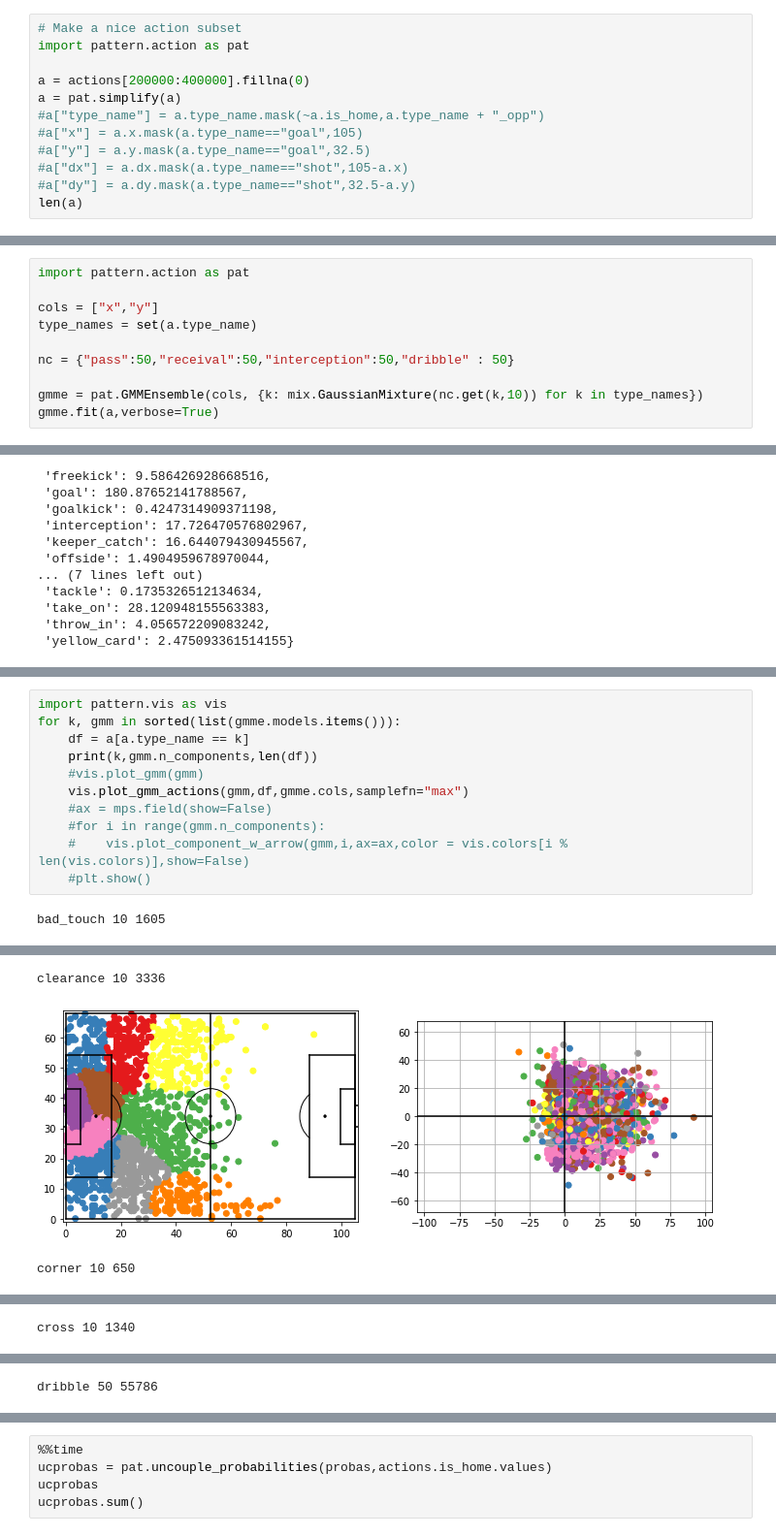
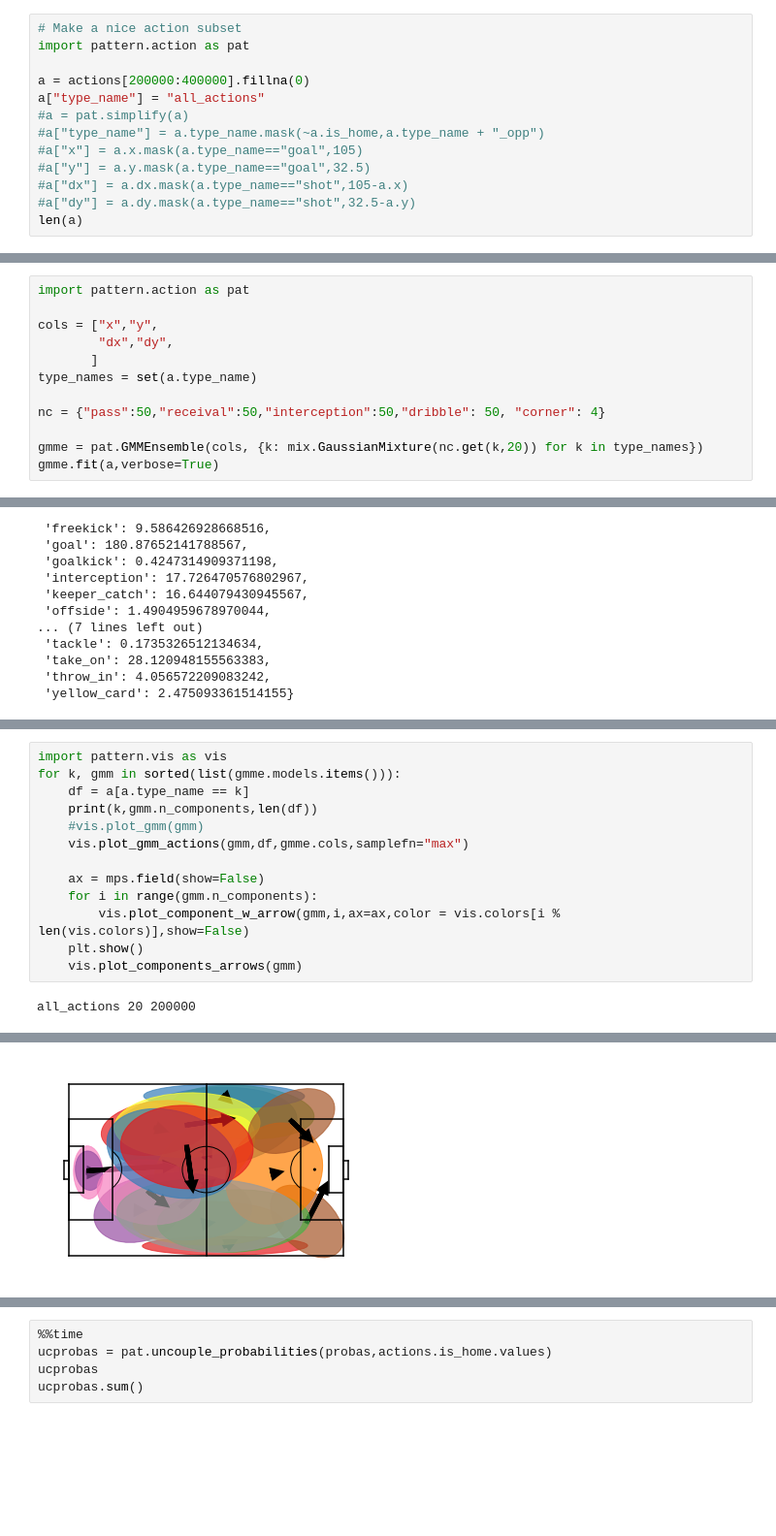
Before and after one commit to TomDecroos/atomic-spadl, a Jupyter notebook: pattern-notebooks/action-gmm-sequential.ipynb, the cells around one changed output, grey strips where cells are left out. Shown at 97% size. Saved outputs shown, nothing was run; the diff lists cells and outputs as text; blank space fills up the shorter version.

```diff
--- a/pattern-notebooks/action-gmm-sequential.ipynb
+++ b/pattern-notebooks/action-gmm-sequential.ipynb
@@ -50,7 +50,8 @@ actions = pd.concat([actions,vaep.value(actions,actions.scores,actions.concedes)
 import pattern.action as pat
 
 a = actions[200000:400000].fillna(0)
-a = pat.simplify(a)
+a["type_name"] = "all_actions"
+#a = pat.simplify(a)
 #a["type_name"] = a.type_name.mask(~a.is_home,a.type_name + "_opp")
 #a["x"] = a.x.mask(a.type_name=="goal",105)
 #a["y"] = a.y.mask(a.type_name=="goal",32.5)
@@ -62,11 +63,13 @@ len(a)
 # %%
 import pattern.action as pat
 
-cols = ["x","y"]
+cols = ["x","y",
+        "dx","dy",
+       ]
 type_names = set(a.type_name)
 
-nc = {"pass":50,"receival":50,"interception":50,"dribble" : 50}
+nc = {"pass":50,"receival":50,"interception":50,"dribble": 50, "corner": 4}
 
-gmme = pat.GMMEnsemble(cols, {k: mix.GaussianMixture(nc.get(k,10)) for k in type_names})
+gmme = pat.GMMEnsemble(cols, {k: mix.GaussianMixture(nc.get(k,20)) for k in type_names})
 gmme.fit(a,verbose=True)
 # %% [output]
@@ -129,9 +106,11 @@ for k, gmm in sorted(list(gmme.models.items())):
     print(k,gmm.n_components,len(df))
     #vis.plot_gmm(gmm)
     vis.plot_gmm_actions(gmm,df,gmme.cols,samplefn="max")
-    #ax = mps.field(show=False)
-    #for i in range(gmm.n_components):
-    #    vis.plot_component_w_arrow(gmm,i,ax=ax,color = vis.colors[i % len(vis.colors)],show=False)
-    #plt.show()
+
+    ax = mps.field(show=False)
+    for i in range(gmm.n_components):
+        vis.plot_component_w_arrow(gmm,i,ax=ax,color = vis.colors[i % len(vis.colors)],show=False)
+    plt.show()
+    vis.plot_components_arrows(gmm)
 # %% [output]
-bad_touch 10 1605
+all_actions 20 200000
@@ -139,3 +118 @@ bad_touch 10 1605
-clearance 10 3336
-[figure, old version]
+[figure, new version]
-corner 10 650
@@ -143 +119,0 @@ corner 10 650
-cross 10 1340
@@ -145 +119,0 @@ cross 10 1340
-dribble 50 55786
```
Also changed, not shown: parts of 11 cells of this notebook, 4 other files.
